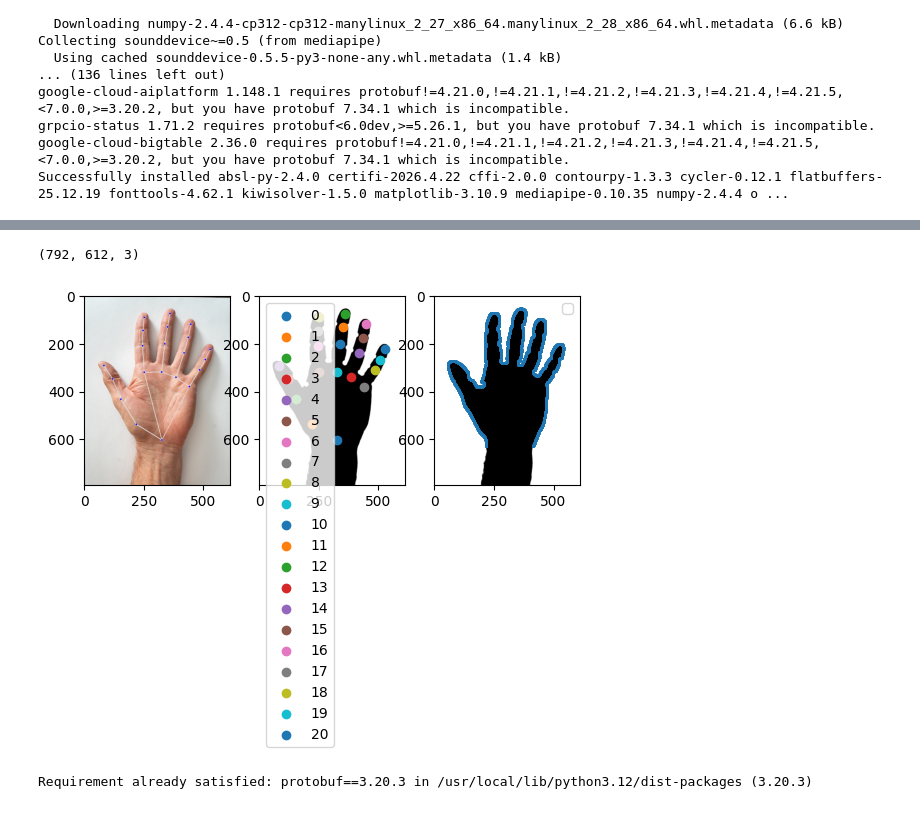
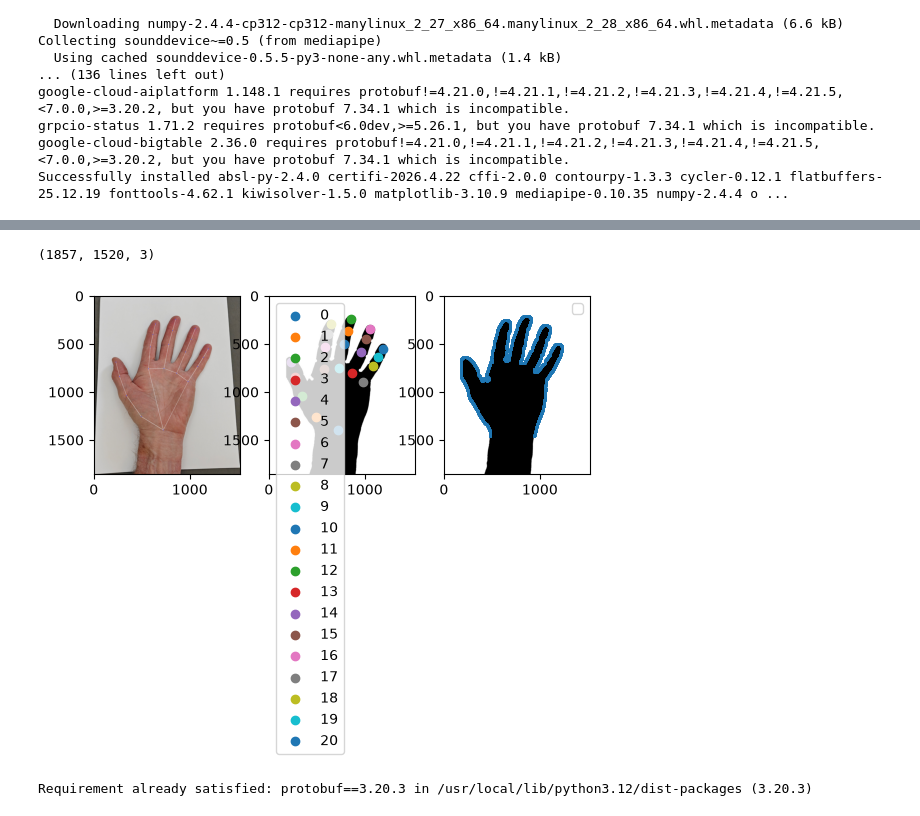
Before and after one commit to tlfletcher17/glovedesign, a Jupyter notebook: make_fpcbs.ipynb, the cells around one changed output, grey strips where cells are left out. Saved outputs shown, nothing was run; the diff lists cells and outputs as text; code cells hidden in the pictures.

```diff
--- a/make_fpcbs.ipynb
+++ b/make_fpcbs.ipynb
@@ -203,7 +148,7 @@ import ipywidgets
 import numpy as np
 #Unedited hand
 # originalHand = 'righthandflip.jpg'
-originalHand = '/content/fpcb-glove-design/righthandflip.jpg'
+originalHand = '/content/fpcb-glove-design/Lefthand0515.jpg'
 
 # Step 1: Load the image
 image = cv2.imread(originalHand)
@@ -248,7 +193,7 @@ x, y, w, h = cv2.boundingRect(paper_contour)
 
 # Step 10: Crop the paper from the image, save the image
 cropped_paper = image[y:y+h, x:x+w]
-cv2.imwrite("croppedHandright.jpg", cropped_paper)
+cv2.imwrite("croppedHandleft.jpg", cropped_paper)
 
 # Display the cropped paper
 plt.imshow(cv2.cvtColor(cropped_paper, cv2.COLOR_BGR2RGB))
@@ -375,7 +317,7 @@ from skimage import measure
 # distance from hand landmark 0 for bottom traces (cm)
 # distance from hand landmark 0 for bottom edge cut (cm)
 #cropped_mask_path = "croppedHandright0429.jpg"
-cropped_mask_path = '/content/fpcb-glove-design/croppedHandright0429.jpg'
+cropped_mask_path = '/content/fpcb-glove-design/croppedHandleftmask.jpg'
 trace_start_distance = 1
 bottom_edge_distance = 2
 
@@ -463,35 +405,35 @@ ax2.imshow(mask)
 
 # Draw landmarks and extract fingertip positions
 if result.multi_hand_landmarks:
     for hand_landmarks in result.multi_hand_landmarks:
         mp_draw.draw_landmarks(image, hand_landmarks, mp_hands.HAND_CONNECTIONS)
         hand_vertices = []
     for hand_landmarks in [result.multi_hand_landmarks[0]]:
         for idx in range(len(hand_landmarks.landmark)):
             x = (hand_landmarks.landmark[idx].x)
             y = (hand_landmarks.landmark[idx].y)
             ax2.scatter(x*w, y*h, label=f'{idx}')
             hand_vertices.append((x, y))
         # mp_draw.draw_landmarks(mask, hand_landmarks, mp_hands.HAND_CONNECTIONS)
 
     hand_vertices = np.array(hand_vertices)
 # bottom points for cutoff
 hand_landmarks = result.multi_hand_landmarks[0]
 ax2.legend()
 x = (hand_landmarks.landmark[0].x)
 y = (hand_landmarks.landmark[0].y)
 binary_image = mask
 boundary = int(y * mask.shape[0]+pixels_per_cm_height*trace_start_distance)
 smoothed_v2 = smooth_hand_mask(binary_image)
 outer_edge, l_inner_target = contour_hand(smoothed_v2, boundary, num_points=5000)
 ax1.imshow(image)
 ax3.imshow(binary_image)
 ax3.scatter(outer_edge[:,1], outer_edge[:,0], s=1)
 plt.legend()
 plt.show()
 # %% [output]
-(792, 612, 3)
+(1857, 1520, 3)
-[figure, old version]
+[figure, new version]
 # %%
 !pip install protobuf==3.20.3
 # %% [output]
```
Also changed, not shown: parts of 19 cells of this notebook.
